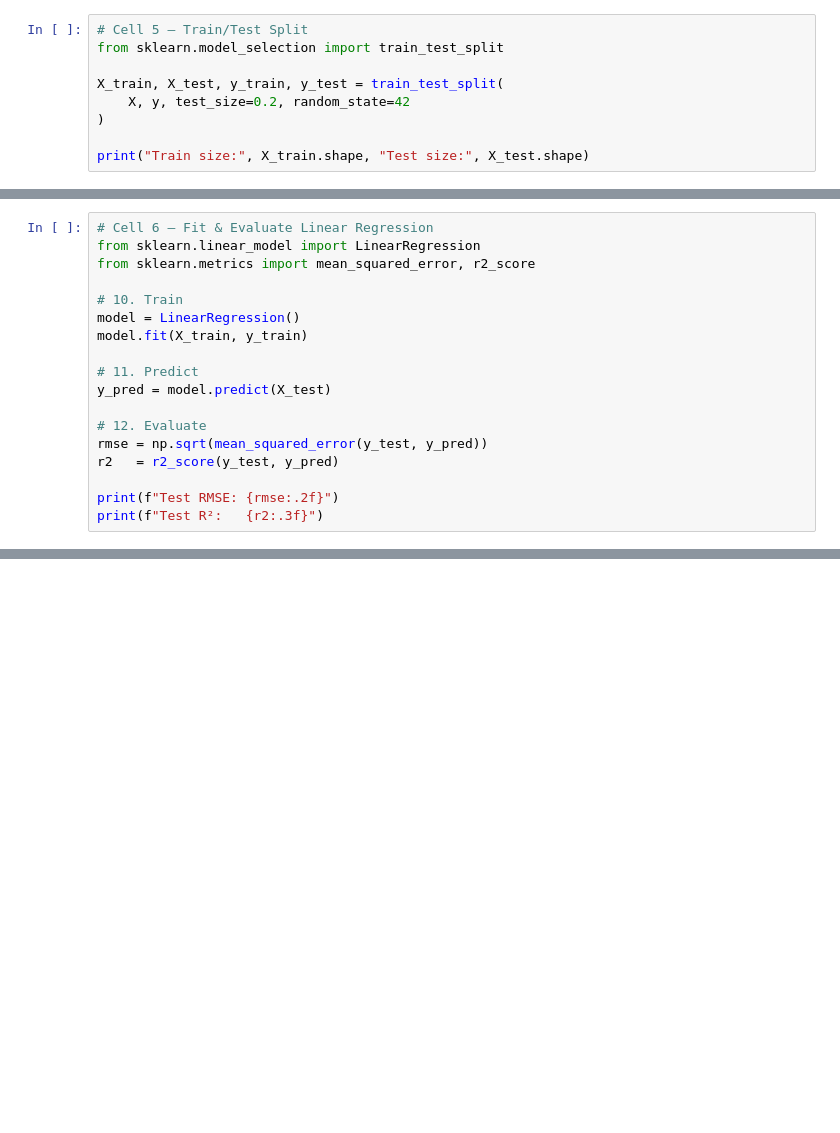
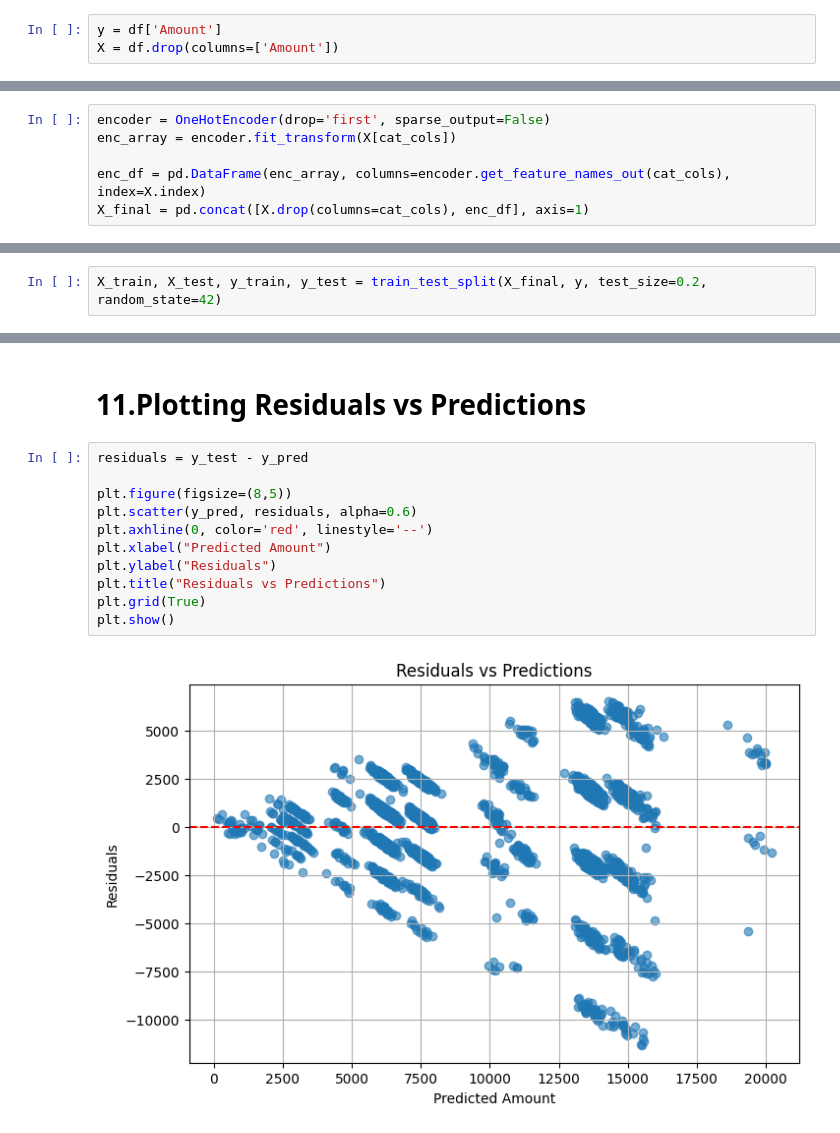
Before and after one commit to NoorAisha25/Shoplytics_Nexus, a Jupyter notebook: Shoplytics_Regression.ipynb, the cells around one changed output, grey strips where cells are left out. Saved outputs shown, nothing was run; the diff lists cells and outputs as text; blank space fills up the shorter version.

Commit message:
Update regression notebook with modeling and visualizations

```diff
--- a/Shoplytics_Regression.ipynb
+++ b/Shoplytics_Regression.ipynb
@@ -91,9 +39,3 @@ Final feature matrix shape: (11239, 60)
 # %%
-# Cell 5 – Train/Test Split
-from sklearn.model_selection import train_test_split
-
-X_train, X_test, y_train, y_test = train_test_split(
-    X, y, test_size=0.2, random_state=42
-)
-
-print("Train size:", X_train.shape, "Test size:", X_test.shape)
+y = df['Amount']
+X = df.drop(columns=['Amount'])
@@ -128,18 +52,6 @@ New feature matrix shape: (11251, 2410)
 # %%
-# Cell 6 – Fit & Evaluate Linear Regression
-from sklearn.linear_model import LinearRegression
-from sklearn.metrics import mean_squared_error, r2_score
+encoder = OneHotEncoder(drop='first', sparse_output=False)
+enc_array = encoder.fit_transform(X[cat_cols])
 
-# 10. Train
-model = LinearRegression()
-model.fit(X_train, y_train)
-
-# 11. Predict
-y_pred = model.predict(X_test)
-
-# 12. Evaluate
-rmse = np.sqrt(mean_squared_error(y_test, y_pred))
-r2   = r2_score(y_test, y_pred)
-
-print(f"Test RMSE: {rmse:.2f}")
-print(f"Test R²:   {r2:.3f}")
+enc_df = pd.DataFrame(enc_array, columns=encoder.get_feature_names_out(cat_cols), index=X.index)
+X_final = pd.concat([X.drop(columns=cat_cols), enc_df], axis=1)
@@ -156,0 +60,2 @@ Model saved to linear_sales_model.joblib
+# %%
+X_train, X_test, y_train, y_test = train_test_split(X_final, y, test_size=0.2, random_state=42)
@@ -156,0 +79,15 @@ Model saved to linear_sales_model.joblib
+# %% [markdown]
+# 11.Plotting Residuals vs Predictions
+# %%
+residuals = y_test - y_pred
+
+plt.figure(figsize=(8,5))
+plt.scatter(y_pred, residuals, alpha=0.6)
+plt.axhline(0, color='red', linestyle='--')
+plt.xlabel("Predicted Amount")
+plt.ylabel("Residuals")
+plt.title("Residuals vs Predictions")
+plt.grid(True)
+plt.show()
+# %% [output]
+[figure, added]
```
Also changed, not shown: parts of 26 cells of this notebook.
